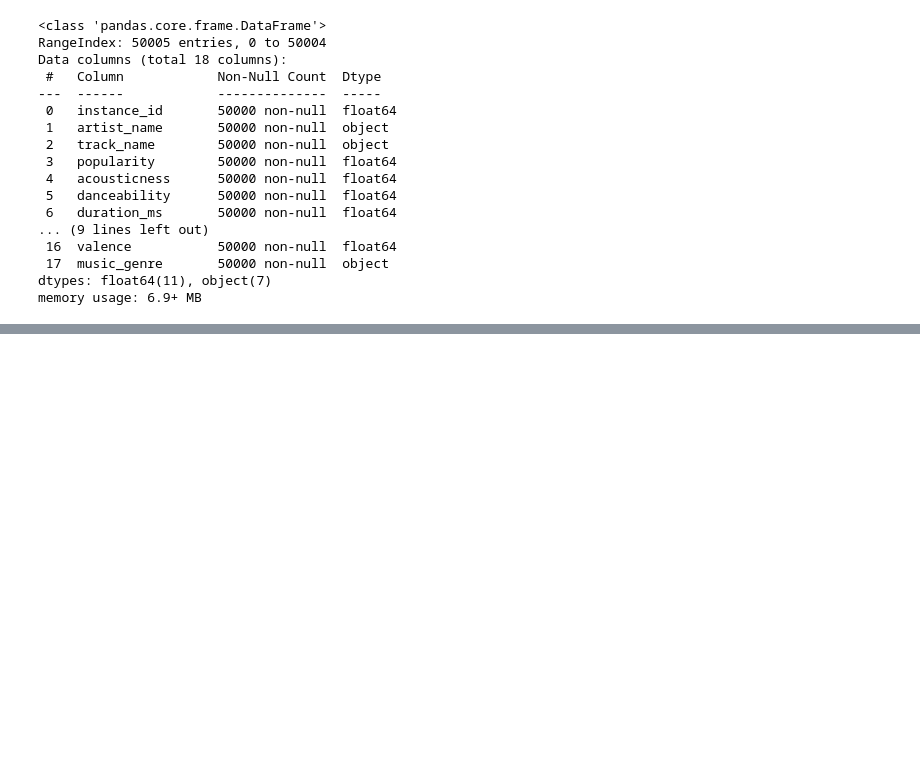
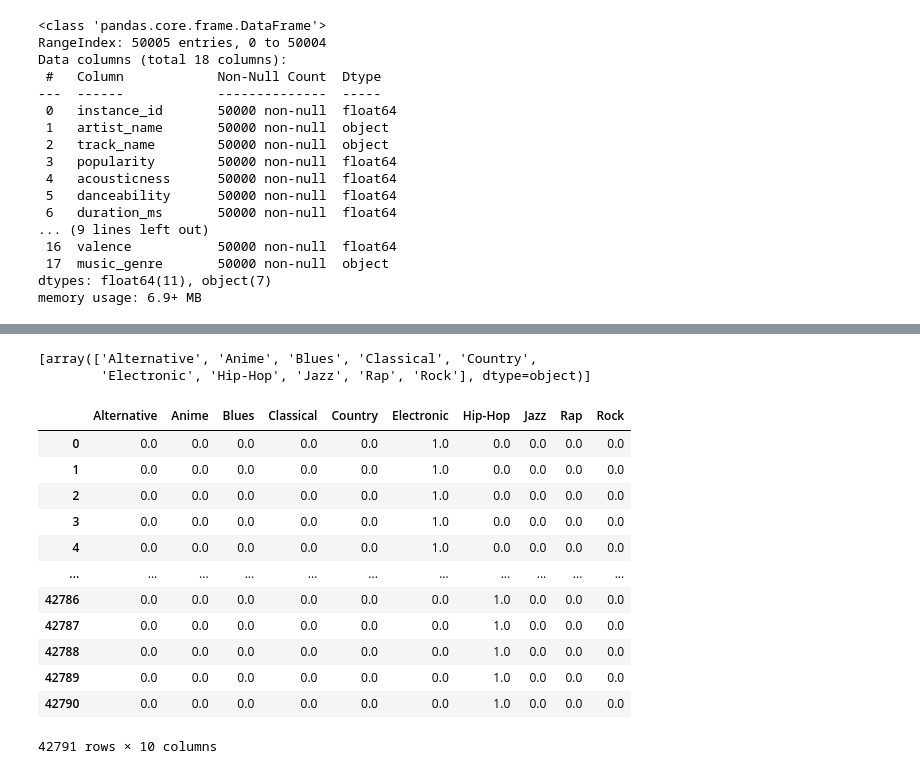
Before and after one commit to tristanpadiou/kaggle-music-genre-nn, a Jupyter notebook: music_recomendation_data.ipynb, the cells around one changed output, grey strips where cells are left out. Saved outputs shown, nothing was run; the diff lists cells and outputs as text; code cells hidden in the pictures; blank space fills up the shorter version.

```diff
--- a/music_recomendation_data.ipynb
+++ b/music_recomendation_data.ipynb
@@ -47,5 +49,5 @@ music_df
 # %%
-data=music_df.copy().drop(['artist_name','track_name','instance_id','obtained_date'],axis=1).reset_index(drop=True)
+data=music_df.copy().drop(['artist_name','track_name','instance_id','obtained_date','popularity','duration_ms'],axis=1).reset_index(drop=True)
 # %%
 songs=music_df.copy()[['instance_id','artist_name','track_name','music_genre']].reset_index(drop=True)
 # %%
@@ -53,4 +55,12 @@ le=LabelEncoder()
 data['key']=le.fit_transform(data['key'])
 # %%
 data['mode']=le.fit_transform(data['mode'])
-data['music_genre']=le.fit_transform(data['music_genre'])
+# %%
+encoder=OneHotEncoder(sparse=False)
+music_genre=encoder.fit_transform(data['music_genre'].values.reshape(-1,1))
+music_genre_names=encoder.categories_
+# %%
+music_genre_names
+# %% [output]
+[array(['Alternative', 'Anime', 'Blues', 'Classical', 'Country',
+        'Electronic', 'Hip-Hop', 'Jazz', 'Rap', 'Rock'], dtype=object)]
@@ -56,0 +69,16 @@ data['music_genre']=le.fit_transform(data['music_genre'])
+# %%
+music_genre_df
+# %% [output]
+|  | Alternative | Anime | Blues | Classical | Country | Electronic | Hip-Hop | Jazz | Rap | Rock |
+| 0 | 0.0 | 0.0 | 0.0 | 0.0 | 0.0 | 1.0 | 0.0 | 0.0 | 0.0 | 0.0 |
+| 1 | 0.0 | 0.0 | 0.0 | 0.0 | 0.0 | 1.0 | 0.0 | 0.0 | 0.0 | 0.0 |
+| 2 | 0.0 | 0.0 | 0.0 | 0.0 | 0.0 | 1.0 | 0.0 | 0.0 | 0.0 | 0.0 |
+| 3 | 0.0 | 0.0 | 0.0 | 0.0 | 0.0 | 1.0 | 0.0 | 0.0 | 0.0 | 0.0 |
+| 4 | 0.0 | 0.0 | 0.0 | 0.0 | 0.0 | 1.0 | 0.0 | 0.0 | 0.0 | 0.0 |
+| ... | ... | ... | ... | ... | ... | ... | ... | ... | ... | ... |
+| 42786 | 0.0 | 0.0 | 0.0 | 0.0 | 0.0 | 0.0 | 1.0 | 0.0 | 0.0 | 0.0 |
+| 42787 | 0.0 | 0.0 | 0.0 | 0.0 | 0.0 | 0.0 | 1.0 | 0.0 | 0.0 | 0.0 |
+| 42788 | 0.0 | 0.0 | 0.0 | 0.0 | 0.0 | 0.0 | 1.0 | 0.0 | 0.0 | 0.0 |
+| 42789 | 0.0 | 0.0 | 0.0 | 0.0 | 0.0 | 0.0 | 1.0 | 0.0 | 0.0 | 0.0 |
+| 42790 | 0.0 | 0.0 | 0.0 | 0.0 | 0.0 | 0.0 | 1.0 | 0.0 | 0.0 | 0.0 |
+42791 rows × 10 columns
```
Also changed, not shown: parts of 24 cells of this notebook.
